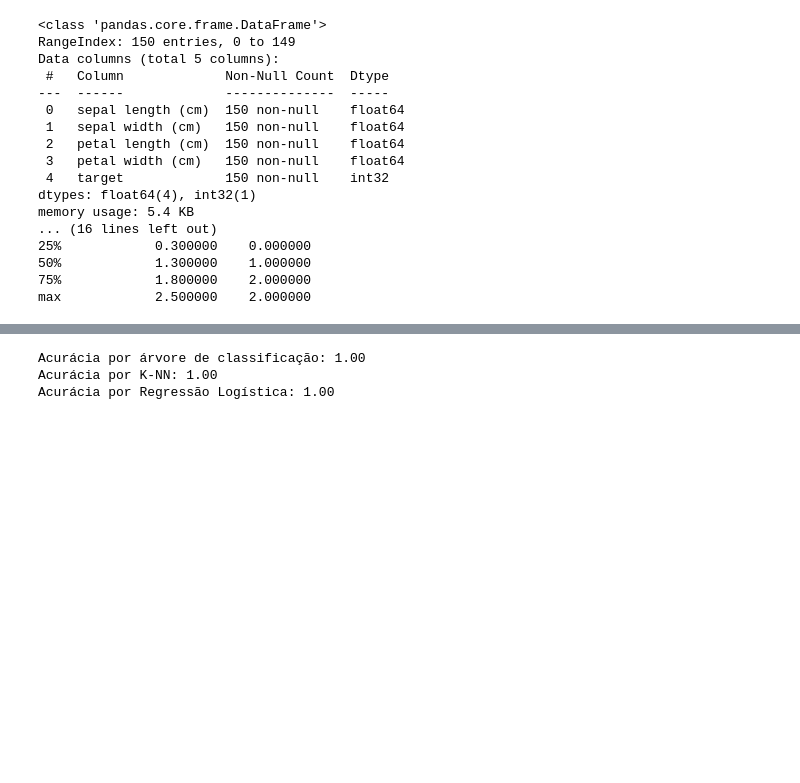
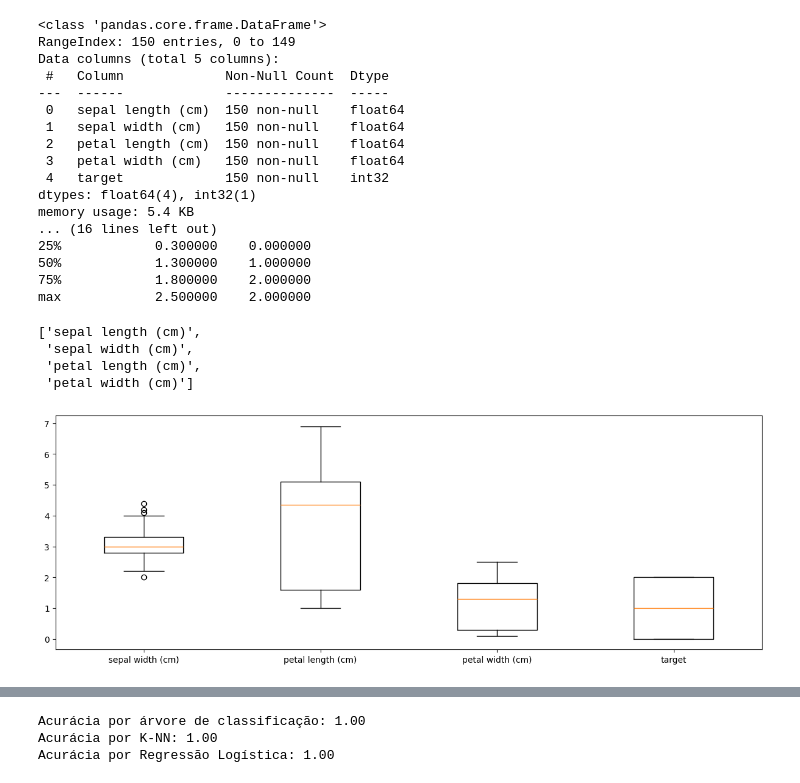
Before and after one commit to erivandosena/ml-example, a Jupyter notebook: AprendizagemMaquina-sample.ipynb, the cells around one changed output, grey strips where cells are left out. Drawn from its saved outputs; the diff is of its cells as text; code cells hidden in the pictures; blank space fills up the shorter version.

Commit message:
add view datas

```diff
--- a/AprendizagemMaquina-sample.ipynb
+++ b/AprendizagemMaquina-sample.ipynb
@@ -61,3 +62,20 @@ memory usage: 5.4 KB
 50%            1.300000    1.000000
 75%            1.800000    2.000000
 max            2.500000    2.000000
+# %%
+iris.feature_names
+# %% [output]
+['sepal length (cm)',
+ 'sepal width (cm)',
+ 'petal length (cm)',
+ 'petal width (cm)']
+# %%
+# View the dataset
+fig, ax = plt.subplots(figsize=(15,5))
+
+ax.boxplot(df.iloc[:,1:11])
+ax.set_xticks(range(1,df.iloc[:,1:11].shape[1]+1),df.iloc[:,1:11].columns)
+
+plt.show()
+# %% [output]
+[figure, added]
```
Also changed, not shown: parts of 5 cells of this notebook.
